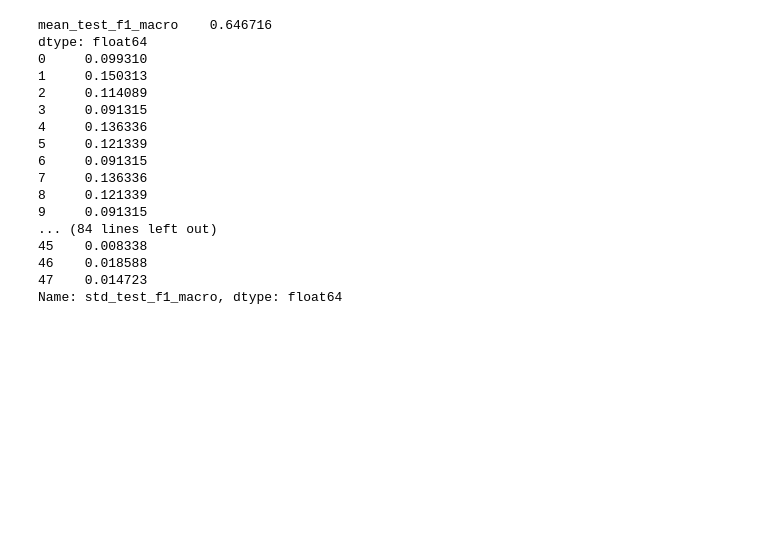
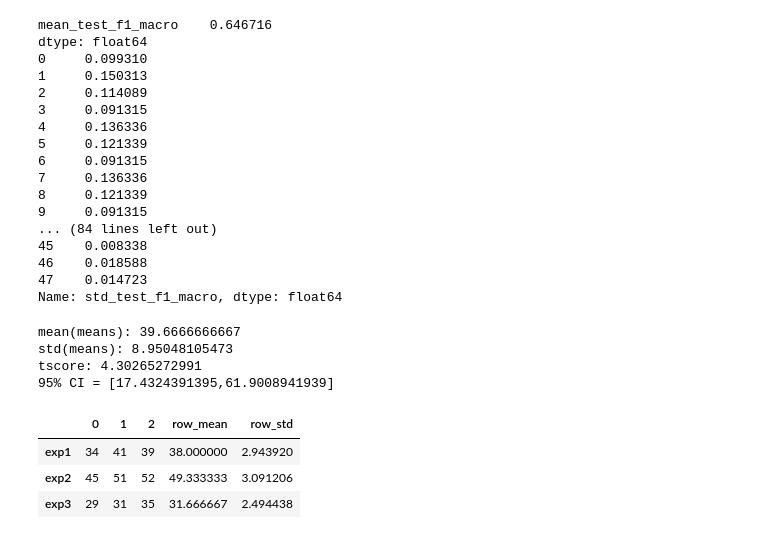
Before and after one commit to jbousque/predictionPresence, a Jupyter notebook: src/Learn.ipynb, the cells around one changed output. Cells and saved outputs as stored; diff of their text form; code cells hidden in the pictures; blank space fills up the shorter version.

```diff
--- a/src/Learn.ipynb
+++ b/src/Learn.ipynb
@@ -725,3 +1052,38 @@ dtype: float64
 46    0.018588
 47    0.014723
 Name: std_test_f1_macro, dtype: float64
+# %%
+import pandas as pd
+import scipy
+import scipy.stats as st
+
+data = pd.DataFrame({
+     "exp1":[34, 41, 39]
+    ,"exp2":[45, 51, 52]
+    ,"exp3":[29, 31, 35]
+}).T
+
+data.loc[:,"row_mean"] = data.mean(axis=1)
+data.loc[:,"row_std"] = data.std(axis=1)
+
+mean_of_means = data.row_mean.mean()
+std_of_means = data.row_mean.std()
+tscore = st.t.ppf(1-0.025, data.shape[0]-1)
+
+print("mean(means): {}\nstd(means): {}\ntscore: {}".format(mean_of_means,std_of_means,tscore))
+
+lower_bound = mean_of_means - (tscore*std_of_means/(data.shape[0]**0.5))
+upper_bound = mean_of_means + (tscore*std_of_means/(data.shape[0]**0.5))
+
+
+print("95% CI = [{},{}]".format(lower_bound,upper_bound))
+data
+# %% [output]
+mean(means): 39.6666666667
+std(means): 8.95048105473
+tscore: 4.30265272991
+95% CI = [17.4324391395,61.9008941939]
+|  | 0 | 1 | 2 | row_mean | row_std |
+| exp1 | 34 | 41 | 39 | 38.000000 | 2.943920 |
+| exp2 | 45 | 51 | 52 | 49.333333 | 3.091206 |
+| exp3 | 29 | 31 | 35 | 31.666667 | 2.494438 |
```
Also changed, not shown: parts of 13 cells of this notebook.
